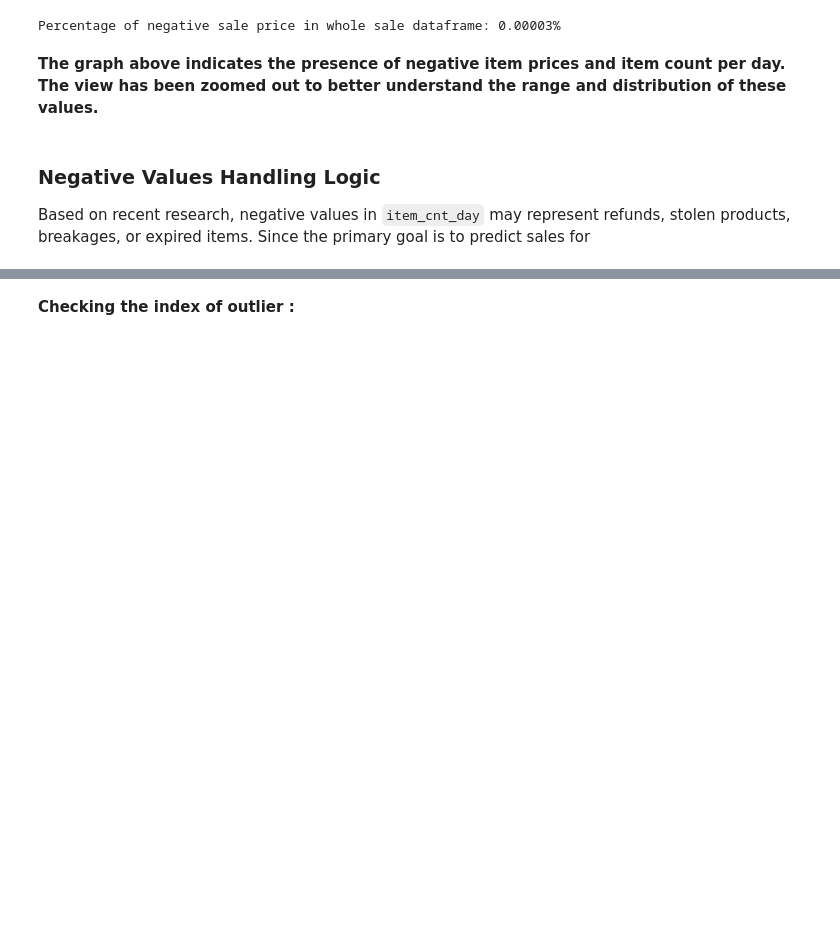
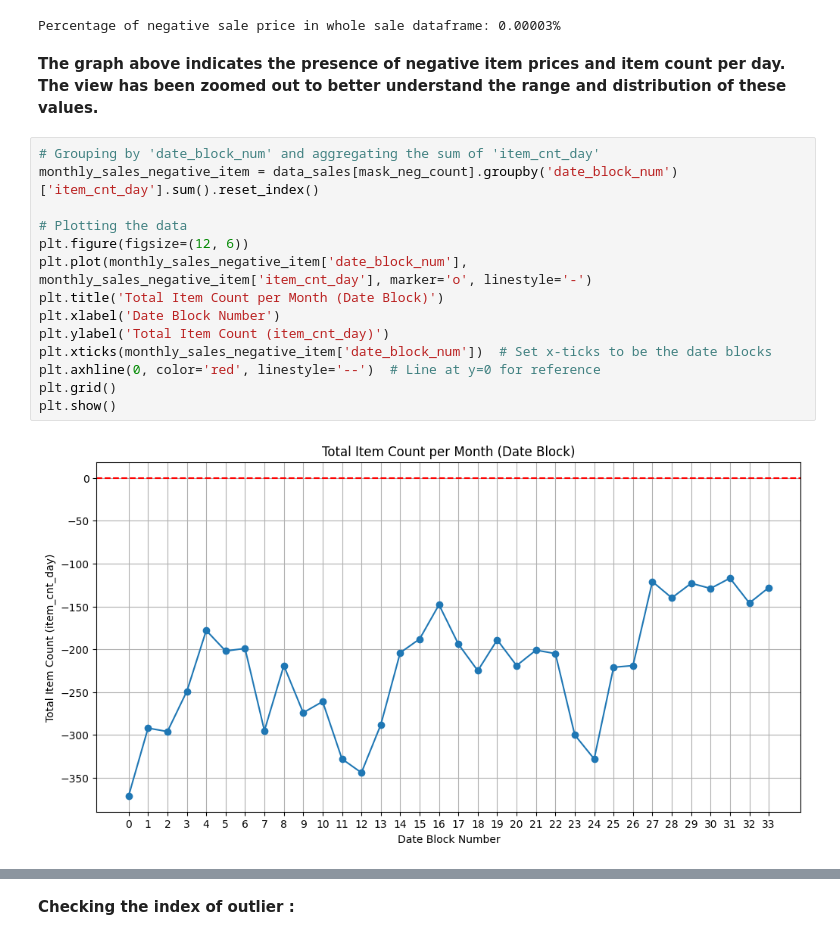
Before and after one commit to ArvinDodangeh/DS, a Jupyter notebook: notebooks/DQC_v2.ipynb, the cells around one changed output, grey strips where cells are left out. Cells and saved outputs as stored; diff of their text form; blank space fills up the shorter version.

```diff
--- a/notebooks/DQC_v2.ipynb
+++ b/notebooks/DQC_v2.ipynb
@@ -398,7 +398,19 @@ print(f'Percentage of negative sale price in whole sale dataframe: {(len(data_sa
 Percentage of negative sale price in whole sale dataframe: 0.00003%
 # %% [markdown]
 **The graph above indicates the presence of negative item prices and item count per day. The view has been zoomed out to better understand the range and distribution of these values.**
-# %% [markdown]
-### **Negative Values Handling Logic**
-
-Based on recent research, negative values in `item_cnt_day` may represent refunds, stolen products, breakages, or expired items. Since the primary goal is to predict sales for
+# %%
+# Grouping by 'date_block_num' and aggregating the sum of 'item_cnt_day'
+monthly_sales_negative_item = data_sales[mask_neg_count].groupby('date_block_num')['item_cnt_day'].sum().reset_index()
+
+# Plotting the data
+plt.figure(figsize=(12, 6))
+plt.plot(monthly_sales_negative_item['date_block_num'], monthly_sales_negative_item['item_cnt_day'], marker='o', linestyle='-')
+plt.title('Total Item Count per Month (Date Block)')
+plt.xlabel('Date Block Number')
+plt.ylabel('Total Item Count (item_cnt_day)')
+plt.xticks(monthly_sales_negative_item['date_block_num'])  # Set x-ticks to be the date blocks
+plt.axhline(0, color='red', linestyle='--')  # Line at y=0 for reference
+plt.grid()
+plt.show()
+# %% [output]
+[figure, added]
```
Also changed, not shown: parts of 11 cells of this notebook.
